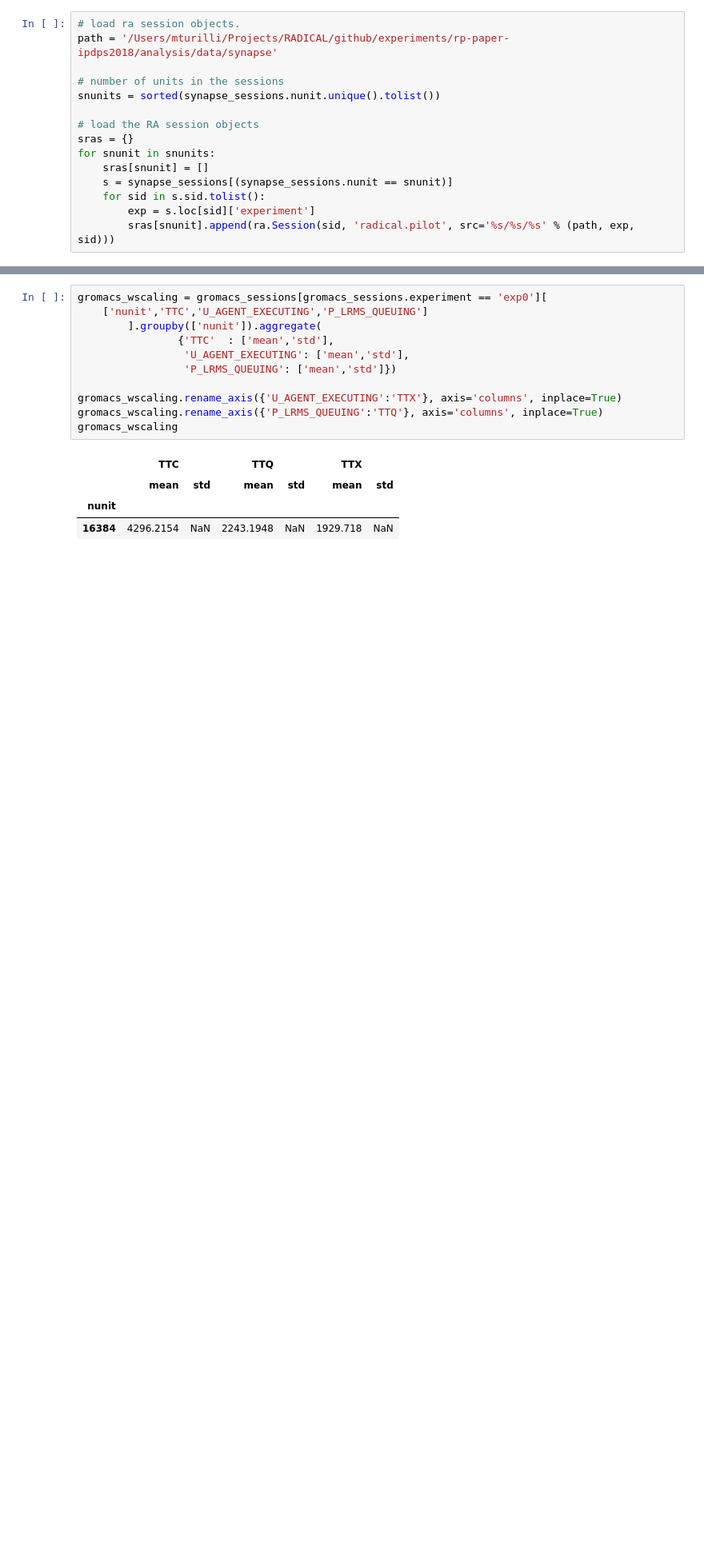
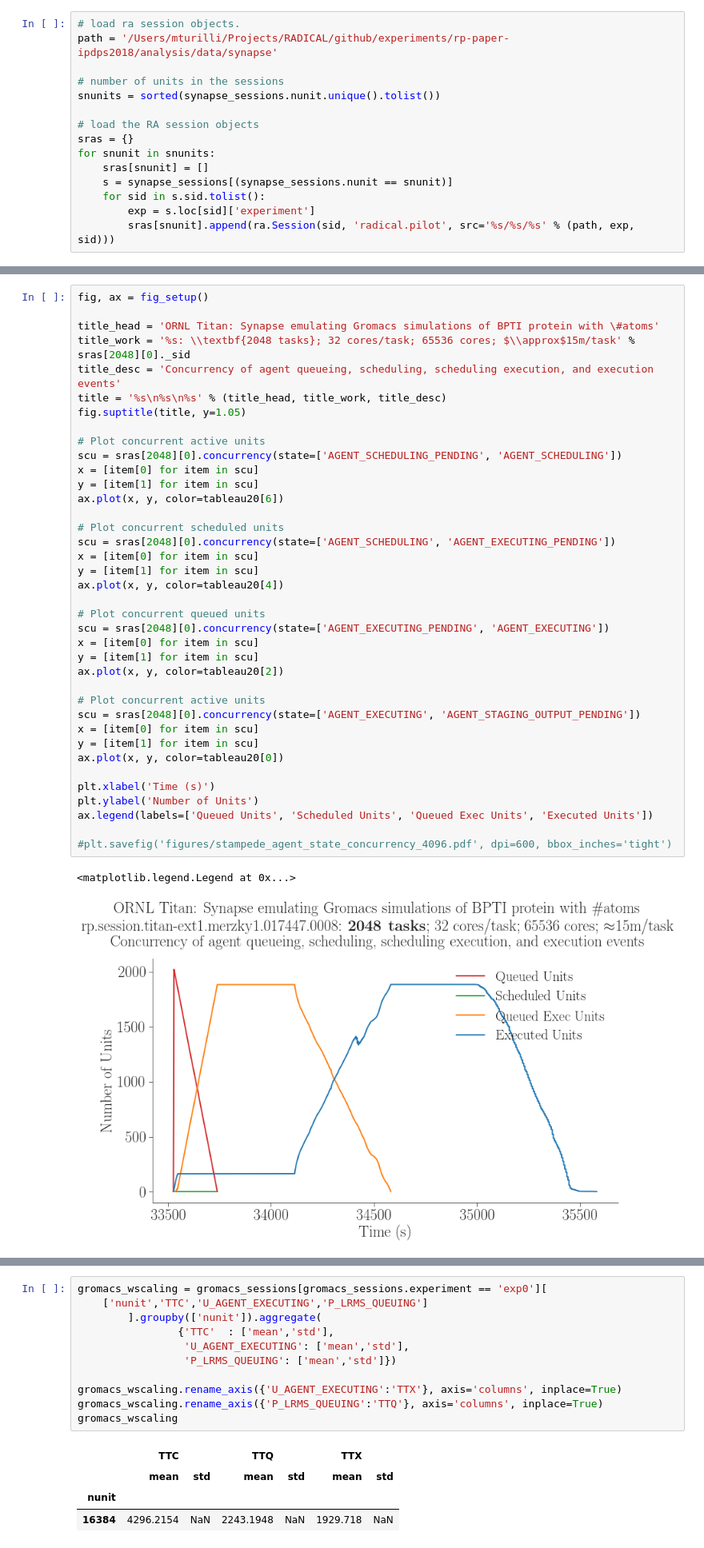
Before and after one commit to radical-experiments/rp.paper, a Jupyter notebook: analysis/rp_paper_ipdps2018.ipynb, the cells around one changed output, grey strips where cells are left out. Shown at 80% size. Drawn from its saved outputs; the diff is of its cells as text; blank space fills up the shorter version.

```diff
--- a/analysis/rp_paper_ipdps2018.ipynb
+++ b/analysis/rp_paper_ipdps2018.ipynb
@@ -261,3 +343,44 @@ for snunit in snunits:
+# %%
+fig, ax = fig_setup()
+
+title_head = 'ORNL Titan: Synapse emulating Gromacs simulations of BPTI protein with \#atoms'
+title_work = '%s: \\textbf{2048 tasks}; 32 cores/task; 65536 cores; $\\approx$15m/task' % sras[2048][0]._sid
+title_desc = 'Concurrency of agent queueing, scheduling, scheduling execution, and execution events'
+title = '%s\n%s\n%s' % (title_head, title_work, title_desc)
+fig.suptitle(title, y=1.05)
+
+# Plot concurrent active units
+scu = sras[2048][0].concurrency(state=['AGENT_SCHEDULING_PENDING', 'AGENT_SCHEDULING'])
+x = [item[0] for item in scu]
+y = [item[1] for item in scu]
+ax.plot(x, y, color=tableau20[6])
+
+# Plot concurrent scheduled units
+scu = sras[2048][0].concurrency(state=['AGENT_SCHEDULING', 'AGENT_EXECUTING_PENDING'])
+x = [item[0] for item in scu]
+y = [item[1] for item in scu]
+ax.plot(x, y, color=tableau20[4])
+
+# Plot concurrent queued units
+scu = sras[2048][0].concurrency(state=['AGENT_EXECUTING_PENDING', 'AGENT_EXECUTING'])
+x = [item[0] for item in scu]
+y = [item[1] for item in scu]
+ax.plot(x, y, color=tableau20[2])
+
+# Plot concurrent active units
+scu = sras[2048][0].concurrency(state=['AGENT_EXECUTING', 'AGENT_STAGING_OUTPUT_PENDING'])
+x = [item[0] for item in scu]
+y = [item[1] for item in scu]
+ax.plot(x, y, color=tableau20[0])
+
+plt.xlabel('Time (s)')
+plt.ylabel('Number of Units')
+ax.legend(labels=['Queued Units', 'Scheduled Units', 'Queued Exec Units', 'Executed Units'])
+
+#plt.savefig('figures/stampede_agent_state_concurrency_4096.pdf', dpi=600, bbox_inches='tight')
+# %% [output]
+<matplotlib.legend.Legend at 0x...>
+[figure, added]
 # %%
 fig, ax = fig_setup()
 
```
Also changed, not shown: parts of 3 cells of this notebook.
